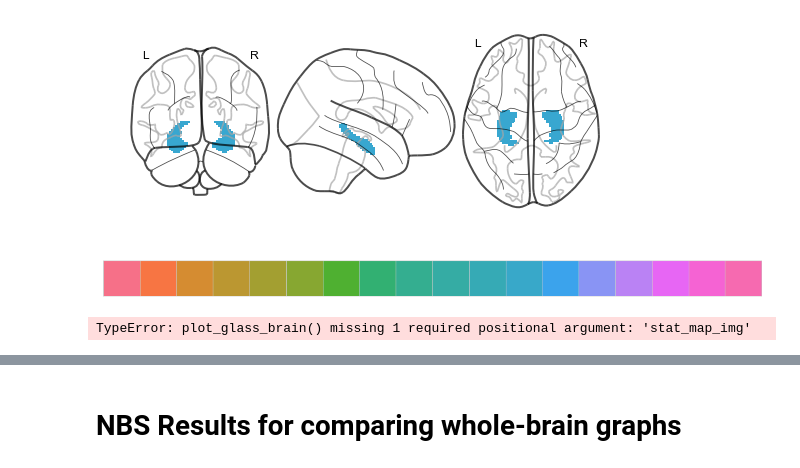
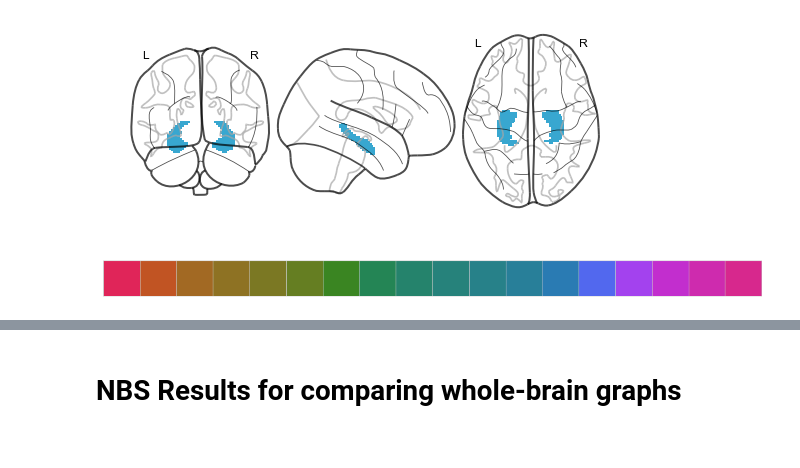
Before and after one commit to 62442katieb/IDConn, a Jupyter notebook: figures!.ipynb, the cells around one changed output, grey strips where cells are left out. Drawn from its saved outputs; the diff is of its cells as text; code cells hidden in the pictures.

```diff
--- a/figures!.ipynb
+++ b/figures!.ipynb
@@ -216,12 +220,10 @@ hippo_brain.savefig(join(fig_dir, '1-hippo.png'), dpi=300)
 # %%
 pal = sns.color_palette("husl", 18)
 pal_cmap = sns.blend_palette(pal, as_cmap=True, n_colors=18)
+# %%
+pal2 = sns.husl_palette(n_colors=18, h=0.01, s=0.9, l=0.5)
+pal_cmap = sns.blend_palette(pal2, as_cmap=True, n_colors=19)
 # %%
-sns.palplot(pal)
+sns.palplot(pal2)
 # %% [output]
-[figure, old version]
+[figure, new version]
-# %%
-all_ntwks = plotting.plot_glass_brain(networks)
-all_ntwks.add_contours(networks, colors=pal, filled=True)
-# %% [output]
-TypeError: plot_glass_brain() missing 1 required positional argument: 'stat_map_img'
```
Also changed, not shown: parts of 15 cells of this notebook, 3 other files.
